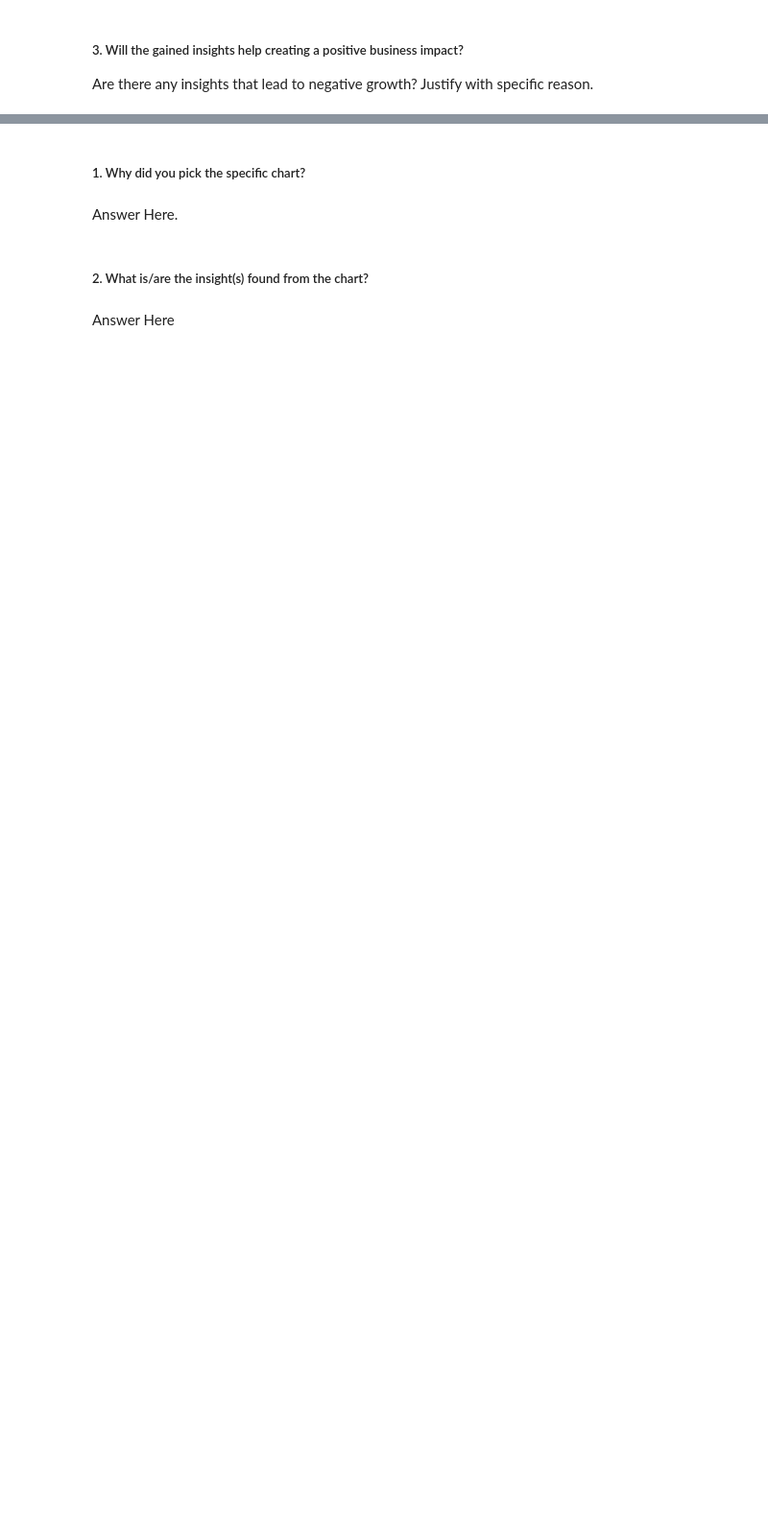
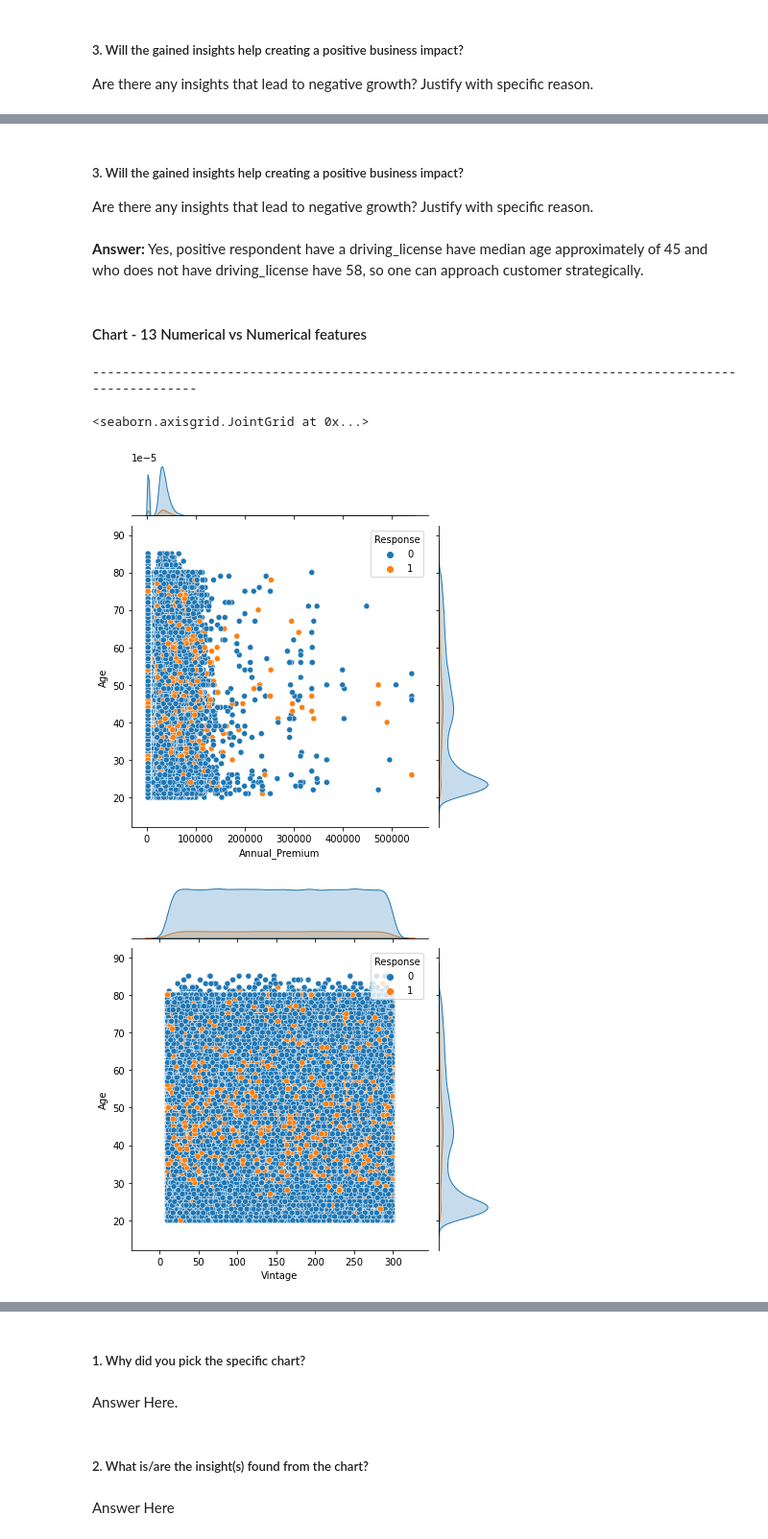
Before and after one commit to ad709kr/Health-insurance-cross-sell-prediction, a Jupyter notebook: Heath_Insurance_cross_sell_prediction.ipynb, the cells around one changed output, grey strips where cells are left out. Shown at 96% size. Saved outputs shown, nothing was run; the diff lists cells and outputs as text; code cells hidden in the pictures; blank space fills up the shorter version.

```diff
--- a/Heath_Insurance_cross_sell_prediction.ipynb
+++ b/Heath_Insurance_cross_sell_prediction.ipynb
@@ -778,0 +830,17 @@ Answer Here
+# %% [markdown]
+##### 3. Will the gained insights help creating a positive business impact?
+Are there any insights that lead to negative growth? Justify with specific reason.
+# %% [markdown]
+**Answer:** Yes, positive respondent have a driving_license have median age approximately of 45 and who does not have driving_license have 58, so one can approach customer strategically.
+# %% [markdown]
+#### Chart - 13 Numerical vs Numerical features
+# %%
+# Chart - 13 visualization code
+sns.jointplot(data=data,x='Annual_Premium',y='Age', hue = 'Response')
+print('-'*100)
+sns.jointplot(data=data,x='Vintage',y='Age', hue = 'Response')
+# %% [output]
+----------------------------------------------------------------------------------------------------
+<seaborn.axisgrid.JointGrid at 0x...>
+[figure, added]
+[figure, added]
```
Also changed, not shown: parts of 171 cells of this notebook.
